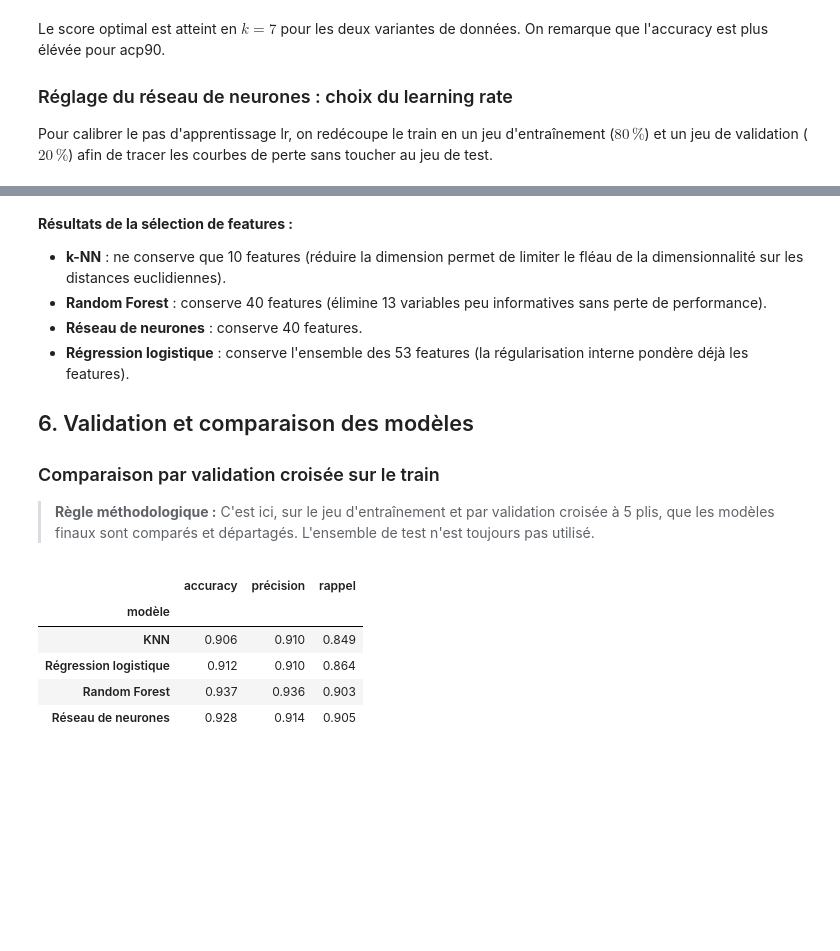
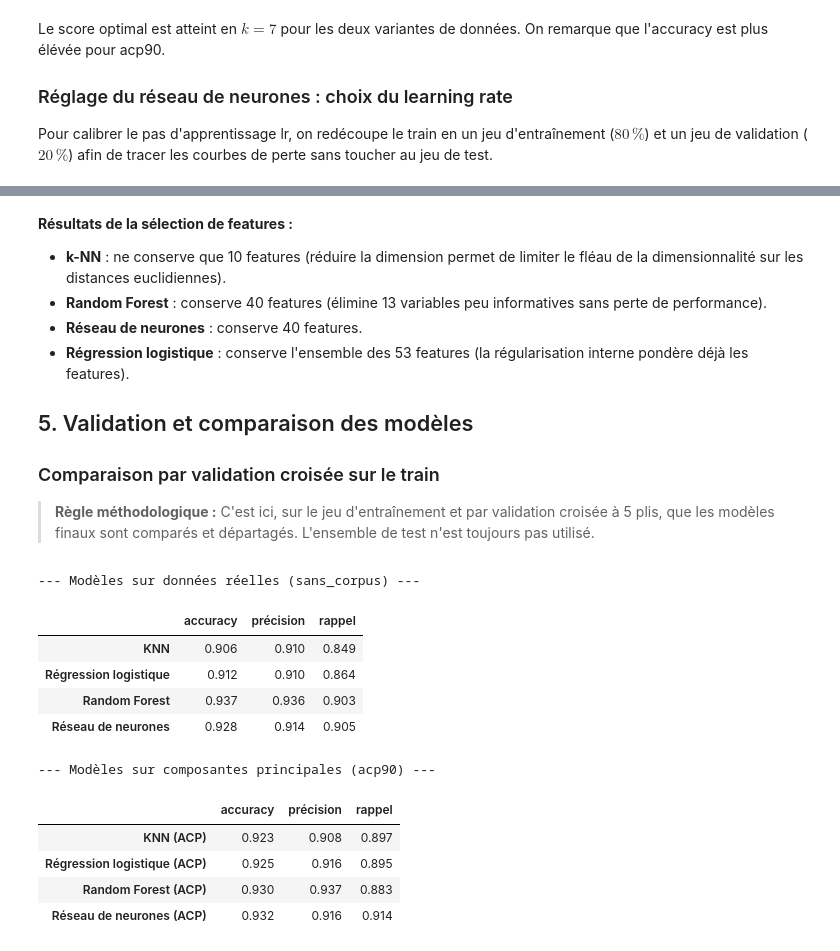
Before and after one commit to PierreGUTTIEREZ/Project_Machine-Learning_Semester-1, a Jupyter notebook: spambase.ipynb, the cells around one changed output, grey strips where cells are left out. Saved outputs shown, nothing was run; the diff lists cells and outputs as text; code cells hidden in the pictures; blank space fills up the shorter version.

```diff
--- a/spambase.ipynb
+++ b/spambase.ipynb
@@ -365,21 +377,3 @@ L'exploration de ces 5 pas d'apprentissage met en évidence les trois régimes f
 
 ### Sélection de features par modèle
 On détermine le nombre optimal de features pour chaque modèle par validation croisée via un test ANOVA (`SelectKBest`). La sélection étant recalculée dans chaque pli de validation, il n'y a aucune fuite de données (*data leakage*).
-# %%
-# Sélection de features : meilleur nombre de features pour chaque modèle
-models = mw.get_models(best_k, None)  # None : pas de pondération des classes, Spambase est assez équilibré
-
-n_values = [10, 20, 30, 40, Xtr.shape[1]]
-best_n = {}
-for name, model in models.items():
-    n, ns, sc = mw.choose_n_features(model, Xtr, ytr, n_values)
-    best_n[name] = n
-    plt.plot(ns, sc, "o-", label=name)
-
-plt.xlabel("nombre de features gardées")
-plt.ylabel("accuracy (validation croisée)")
-plt.title("Sélection de features")
-plt.legend()
-plt.grid()
-plt.show()
-best_n
@@ -396,21 +432,35 @@ best_n
 - **Réseau de neurones** : conserve 40 features.
 - **Régression logistique** : conserve l'ensemble des 53 features (la régularisation interne pondère déjà les features).
 
-## 6. Validation et comparaison des modèles
+## 5. Validation et comparaison des modèles
 
 ### Comparaison par validation croisée sur le train
 > **Règle méthodologique :** C'est ici, sur le jeu d'entraînement et par validation croisée à 5 plis, que les modèles finaux sont comparés et départagés. L'ensemble de test n'est toujours pas utilisé.
 # %%
 # Comparaison des modèles par validation croisée sur le train : c'est ici qu'on choisit
 final_models = {}
 for name, model in models.items():
     final_models[name] = mw.with_feature_selection(model, best_n[name])
-
-mw.compare_models(final_models, Xtr, ytr).round(3)
+cv_sans_corpus = mw.compare_models(final_models, Xtr, ytr).round(3)
+# Modèles optimisés sur ACP90
+final_models2 = {}
+for name, model in models_acp.items():
+    final_models2[f"{name} (ACP)"] = mw.with_feature_selection(model, best_n_acp[name])
+cv_acp = mw.compare_models(final_models2, Xtr2, ytr2).round(3)
+print("--- Modèles sur données réelles (sans_corpus) ---")
+display(cv_sans_corpus)
+print("\n--- Modèles sur composantes principales (acp90) ---")
+display(cv_acp)
 # %% [output]
+--- Modèles sur données réelles (sans_corpus) ---
 |  | accuracy | précision | rappel |
-| modèle |  |  |  |
 | KNN | 0.906 | 0.910 | 0.849 |
 | Régression logistique | 0.912 | 0.910 | 0.864 |
 | Random Forest | 0.937 | 0.936 | 0.903 |
 | Réseau de neurones | 0.928 | 0.914 | 0.905 |
+--- Modèles sur composantes principales (acp90) ---
+|  | accuracy | précision | rappel |
+| KNN (ACP) | 0.923 | 0.908 | 0.897 |
+| Régression logistique (ACP) | 0.925 | 0.916 | 0.895 |
+| Random Forest (ACP) | 0.930 | 0.937 | 0.883 |
+| Réseau de neurones (ACP) | 0.932 | 0.916 | 0.914 |
```
Also changed, not shown: parts of 11 cells of this notebook.
